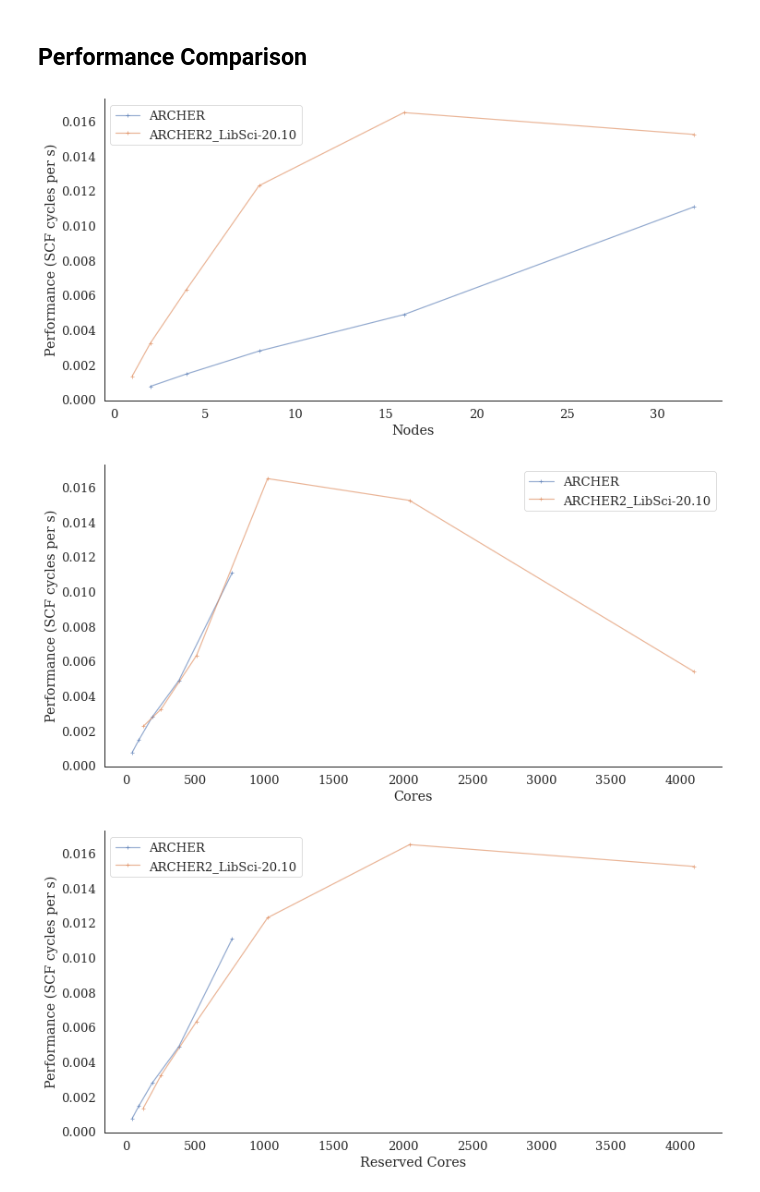
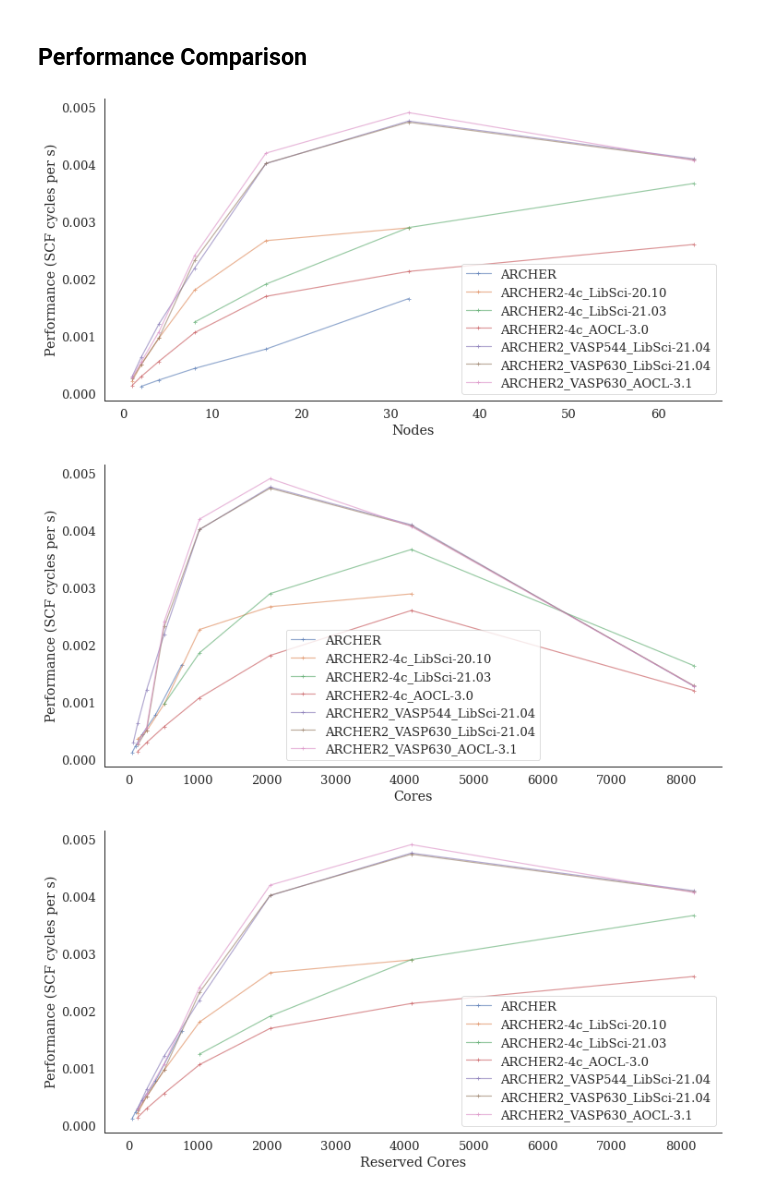
Before and after one commit to hpc-uk/archer-benchmarks, a Jupyter notebook: others/VASP/analysis/VASP_TiO2_perf_analysis.ipynb, the cells around one changed output. Saved outputs shown, nothing was run; the diff lists cells and outputs as text; code cells hidden in the pictures.

Commit message:
Updates VASP performance analysis with full system data

```diff
--- a/others/VASP/analysis/VASP_TiO2_perf_analysis.ipynb
+++ b/others/VASP/analysis/VASP_TiO2_perf_analysis.ipynb
@@ -37,13 +37,18 @@ sysdetails = sysinfo.getdetails('../../../systems.yaml')
 # %% [markdown]
 ## Process data
 # %%
-results = ['ARCHER','ARCHER2_LibSci-20.10','ARCHER2_MKL-19.5','ARCHER2_MKL-21.2','ARCHER2_AOCL-3.0']
+results = ['ARCHER','ARCHER2-4c_LibSci-20.10','ARCHER2-4c_LibSci-21.03','ARCHER2-4c_AOCL-3.0',
+           'ARCHER2_VASP544_LibSci-21.04', 'ARCHER2_VASP630_LibSci-21.04', 'ARCHER2_VASP630_AOCL-3.1']
 systems = {
     'ARCHER': 'ARCHER',
-    'ARCHER2_LibSci-20.10': 'ARCHER2',
-    'ARCHER2_MKL-19.5': 'ARCHER2',
-    'ARCHER2_MKL-21.2': 'ARCHER2',
-    'ARCHER2_AOCL-3.0': 'ARCHER2'
+    'ARCHER2-4c_LibSci-20.10': 'ARCHER2',
+    'ARCHER2-4c_LibSci-21.03': 'ARCHER2',
+    'ARCHER2-4c_MKL-19.5': 'ARCHER2',
+    'ARCHER2-4c_MKL-21.2': 'ARCHER2',
+    'ARCHER2-4c_AOCL-3.0': 'ARCHER2',
+    'ARCHER2_VASP544_LibSci-21.04': 'ARCHER2',
+    'ARCHER2_VASP630_LibSci-21.04': 'ARCHER2',
+    'ARCHER2_VASP630_AOCL-3.1': 'ARCHER2',
 }
 perf = {}
 notes = {}
@@ -87,15 +179,16 @@ Nodes Processes Threads NPAR KPAR
 # %% [markdown]
 ## Performance Comparison
 # %%
-results = ['ARCHER','ARCHER2_LibSci-20.10']
+results = ['ARCHER','ARCHER2-4c_LibSci-20.10','ARCHER2-4c_LibSci-21.03','ARCHER2-4c_AOCL-3.0',
+           'ARCHER2_VASP544_LibSci-21.04', 'ARCHER2_VASP630_LibSci-21.04', 'ARCHER2_VASP630_AOCL-3.1']
 for res in results:
     plt.plot(nodes[res], perf_nodes[res], '-+', label=names[res], alpha=0.6)
 plt.xlabel('Nodes')
 plt.ylabel('Performance (SCF cycles per s)')
 plt.legend(loc='best')
 sns.despine()
 # %% [output]
-[figure, old version]
+[figure, new version]
 # %%
 for res in results:
     plt.plot(cores[res], perf_cores[res], '-+', label=names[res], alpha=0.6)
@@ -104,7 +197,7 @@ plt.ylabel('Performance (SCF cycles per s)')
 plt.legend(loc='best')
 sns.despine()
 # %% [output]
-[figure, old version]
+[figure, new version]
 # %%
 for res in results:
     totcores = [n * cpn[res] for n in nodes[res]]
@@ -114,4 +207,4 @@ plt.ylabel('Performance (SCF cycles per s)')
 plt.legend(loc='best')
 sns.despine()
 # %% [output]
-[figure, old version]
+[figure, new version]
```
Also changed, not shown: parts of 4 cells of this notebook, 1 other file.
